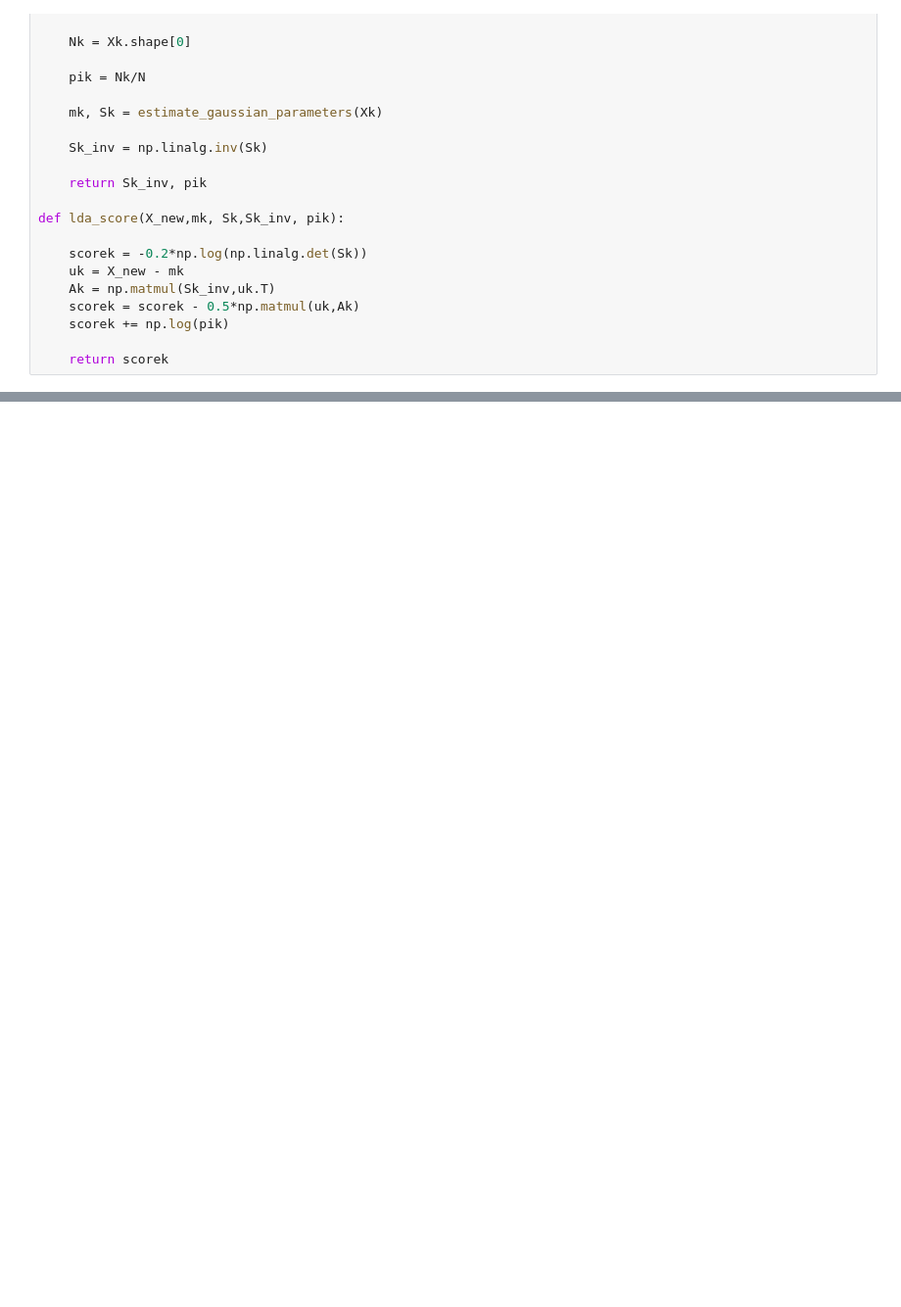
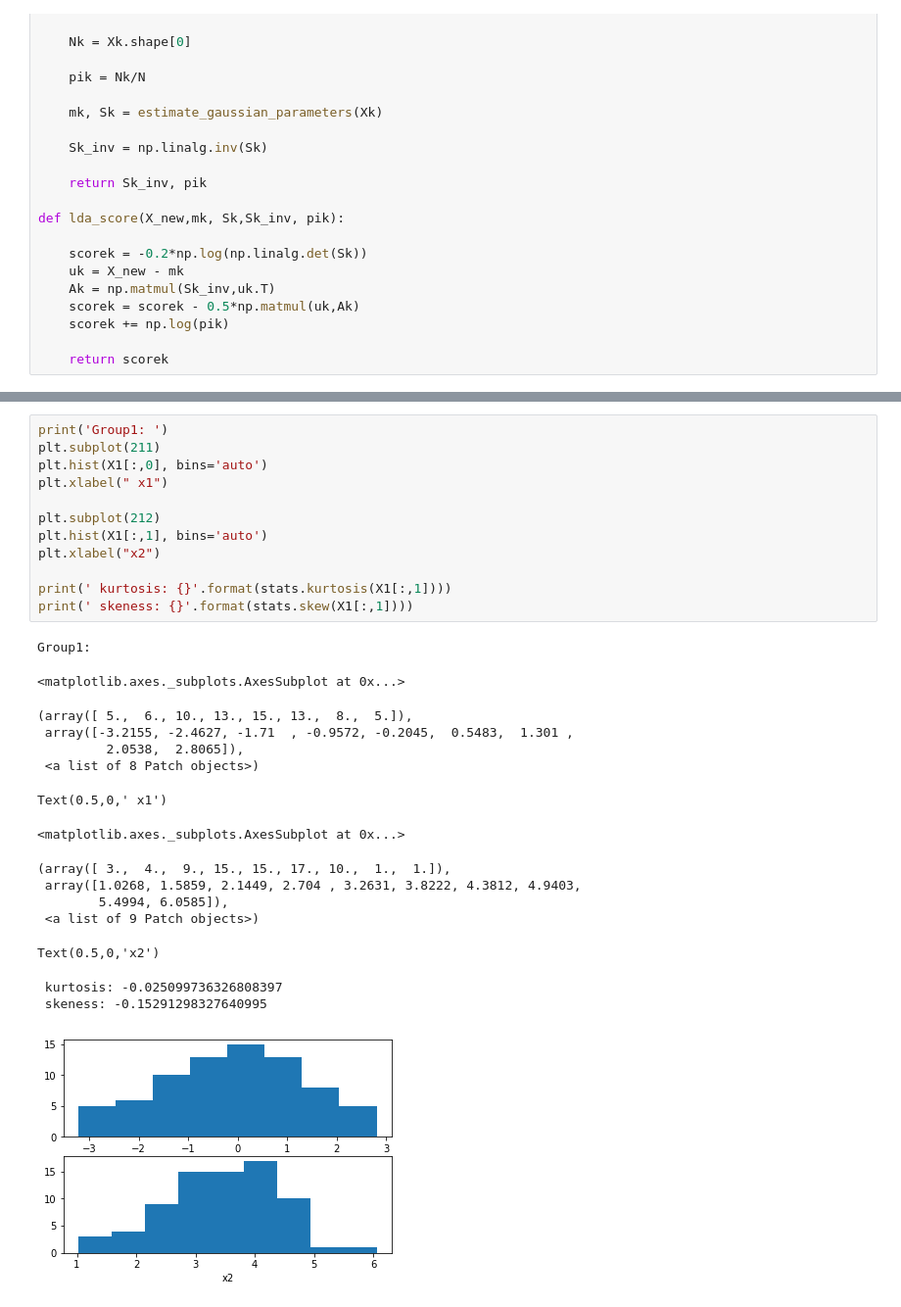
Before and after one commit to leandroohf/machine_learning_algorithms, a Jupyter notebook: intro_lda.ipynb, the cells around one changed output, grey strips where cells are left out. Shown at 98% size. Drawn from its saved outputs; the diff is of its cells as text; blank space fills up the shorter version.

Commit message:
dev: Add check normality n improve text sections

```diff
--- a/intro_lda.ipynb
+++ b/intro_lda.ipynb
@@ -183,0 +206,29 @@ def lda_score(X_new,mk, Sk,Sk_inv, pik):
+# %%
+print('Group1: ')
+plt.subplot(211)
+plt.hist(X1[:,0], bins='auto')
+plt.xlabel(" x1")
+
+plt.subplot(212)
+plt.hist(X1[:,1], bins='auto')
+plt.xlabel("x2")
+
+print(' kurtosis: {}'.format(stats.kurtosis(X1[:,1])))
+print(' skeness: {}'.format(stats.skew(X1[:,1])))
+# %% [output]
+Group1:
+<matplotlib.axes._subplots.AxesSubplot at 0x...>
+(array([ 5.,  6., 10., 13., 15., 13.,  8.,  5.]),
+ array([-3.2155, -2.4627, -1.71  , -0.9572, -0.2045,  0.5483,  1.301 ,
+         2.0538,  2.8065]),
+ <a list of 8 Patch objects>)
+Text(0.5,0,' x1')
+<matplotlib.axes._subplots.AxesSubplot at 0x...>
+(array([ 3.,  4.,  9., 15., 15., 17., 10.,  1.,  1.]),
+ array([1.0268, 1.5859, 2.1449, 2.704 , 3.2631, 3.8222, 4.3812, 4.9403,
+        5.4994, 6.0585]),
+ <a list of 9 Patch objects>)
+Text(0.5,0,'x2')
+ kurtosis: -0.025099736326808397
+ skeness: -0.15291298327640995
+[figure, added]
```
Also changed, not shown: parts of 15 cells of this notebook, 1 other file.
